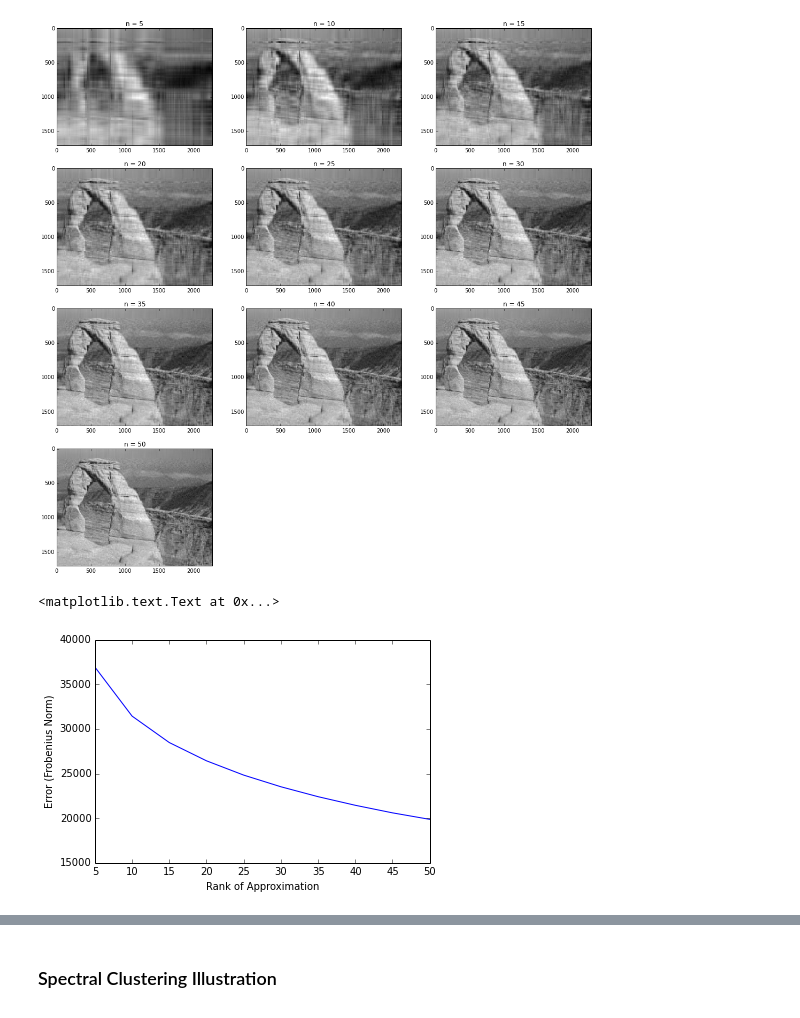
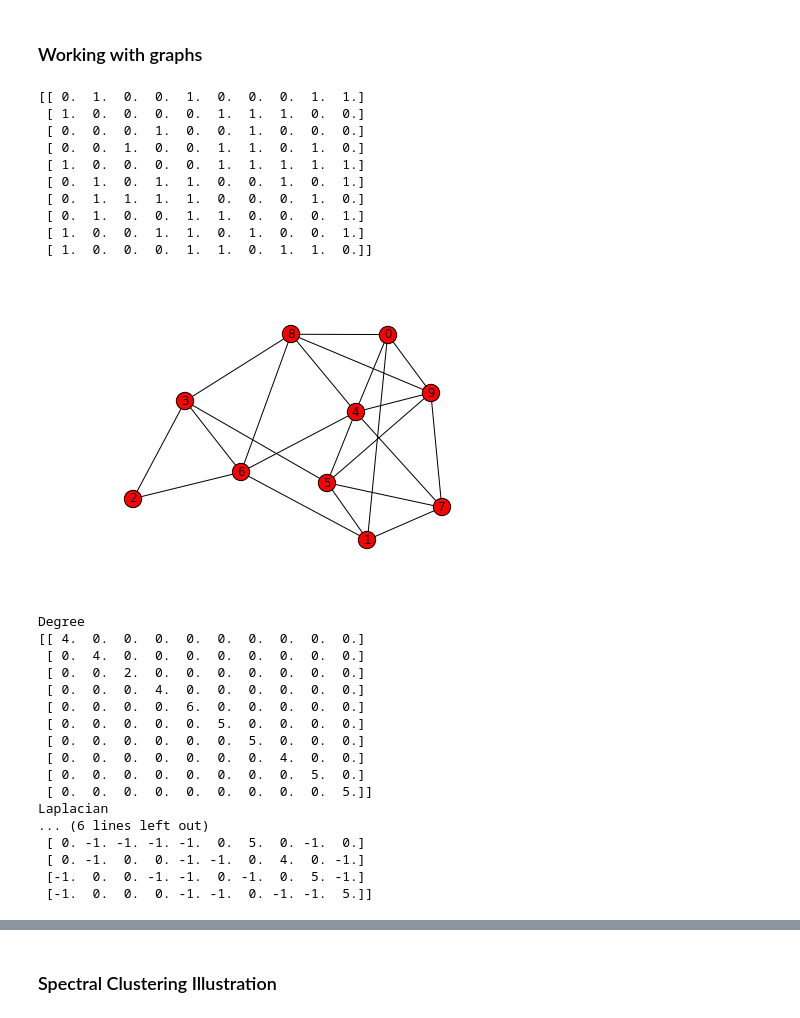
Before and after one commit to ubdsgroup/mlcourse-ub-notebooks, a Jupyter notebook: notebooks/SpectralClusteringDemo.ipynb, the cells around one changed output, grey strips where cells are left out. Cells and saved outputs as stored; diff of their text form; code cells hidden in the pictures.

Commit message:
Added new code for demonstrating the eigen vector analysis of the Laplacian of a graph

```diff
--- a/notebooks/SpectralClusteringDemo.ipynb
+++ b/notebooks/SpectralClusteringDemo.ipynb
@@ -34,22 +12,46 @@ Observe below that using 50 singular vectors we can reasonably approximate the i
-# %%
-fig = plt.figure(1,figsize=[18,18],dpi=300)
-c = 1
-errs = []
-for i in xrange(5, 51, 5):
-    Xhat = np.matrix(U[:, :i]) * np.diag(S[:i]) * np.matrix(V[:i, :])
-    plt.subplot(4,3,c)
-    c = c + 1
-    plt.imshow(Xhat, cmap='gray')
-    title = "n = %s" % i
-    plt.title(title)
-    errs.append(np.linalg.norm(X - Xhat,ord='fro'))
-# %% [output]
-[figure, removed]
-# %%
-# plot error
-plt.plot(xrange(5, 51, 5),errs)
-plt.xlabel('Rank of Approximation')
-plt.ylabel('Error (Frobenius Norm)')
-# %% [output]
-<matplotlib.text.Text at 0x...>
-[figure, removed]
+# %% [markdown]
+### Working with graphs
+# %%
+G = nx.random_graphs.erdos_renyi_graph(10,0.5)
+nx.draw(G)
+#adjacency matrix
+W = np.array(nx.adjacency_matrix(G))
+print W
+# %% [output]
+[[ 0.  1.  0.  0.  1.  0.  0.  0.  1.  1.]
+ [ 1.  0.  0.  0.  0.  1.  1.  1.  0.  0.]
+ [ 0.  0.  0.  1.  0.  0.  1.  0.  0.  0.]
+ [ 0.  0.  1.  0.  0.  1.  1.  0.  1.  0.]
+ [ 1.  0.  0.  0.  0.  1.  1.  1.  1.  1.]
+ [ 0.  1.  0.  1.  1.  0.  0.  1.  0.  1.]
+ [ 0.  1.  1.  1.  1.  0.  0.  0.  1.  0.]
+ [ 0.  1.  0.  0.  1.  1.  0.  0.  0.  1.]
+ [ 1.  0.  0.  1.  1.  0.  1.  0.  0.  1.]
+ [ 1.  0.  0.  0.  1.  1.  0.  1.  1.  0.]]
+[figure, added]
+# %%
+# compute Laplacian
+D = np.diag(np.sum(W,axis=1))
+print "Degree"
+print D
+print "Laplacian"
+L = D - W
+print L
+# %% [output]
+Degree
+[[ 4.  0.  0.  0.  0.  0.  0.  0.  0.  0.]
+ [ 0.  4.  0.  0.  0.  0.  0.  0.  0.  0.]
+ [ 0.  0.  2.  0.  0.  0.  0.  0.  0.  0.]
+ [ 0.  0.  0.  4.  0.  0.  0.  0.  0.  0.]
+ [ 0.  0.  0.  0.  6.  0.  0.  0.  0.  0.]
+ [ 0.  0.  0.  0.  0.  5.  0.  0.  0.  0.]
+ [ 0.  0.  0.  0.  0.  0.  5.  0.  0.  0.]
+ [ 0.  0.  0.  0.  0.  0.  0.  4.  0.  0.]
+ [ 0.  0.  0.  0.  0.  0.  0.  0.  5.  0.]
+ [ 0.  0.  0.  0.  0.  0.  0.  0.  0.  5.]]
+Laplacian
+... (6 lines left out)
+ [ 0. -1. -1. -1. -1.  0.  5.  0. -1.  0.]
+ [ 0. -1.  0.  0. -1. -1.  0.  4.  0. -1.]
+ [-1.  0.  0. -1. -1.  0. -1.  0.  5. -1.]
+ [-1.  0.  0.  0. -1. -1.  0. -1. -1.  5.]]
```
Also changed, not shown: parts of 12 cells of this notebook.
